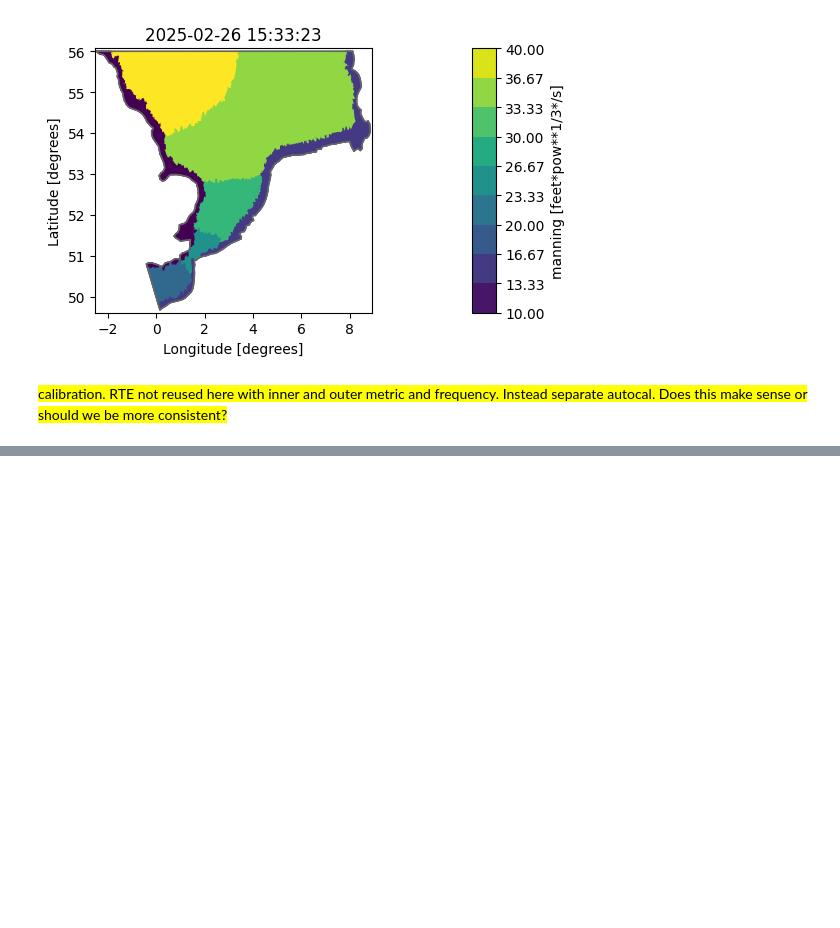
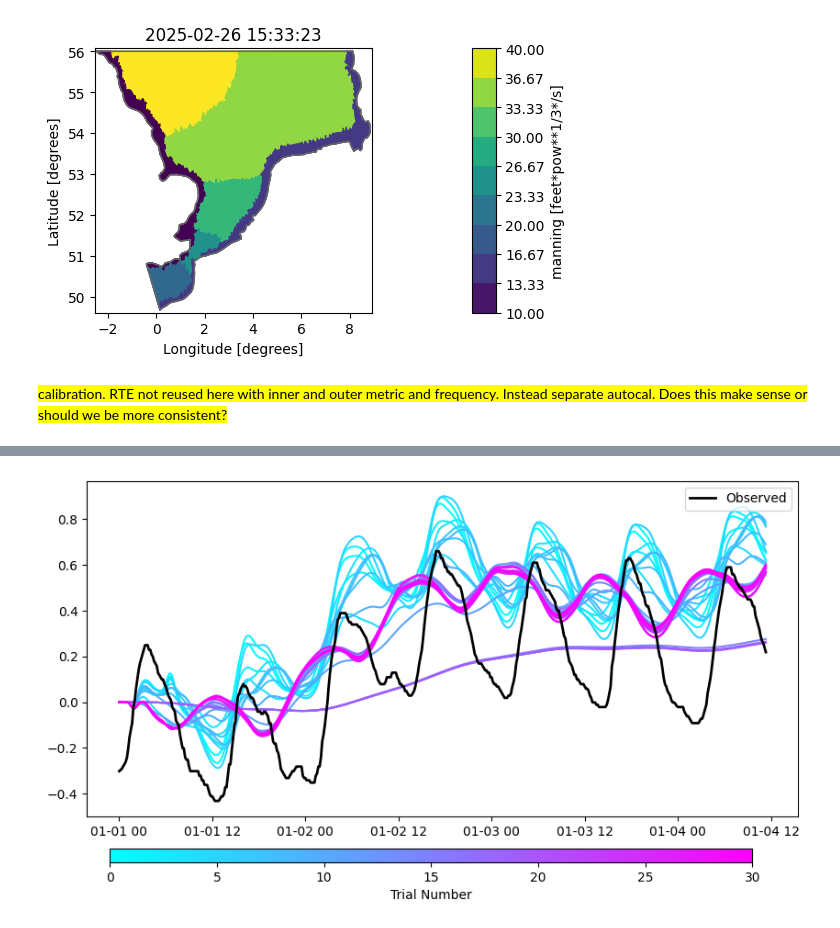
Before and after one commit to DHI/mike_autocal, a Jupyter notebook: notebooks/demo.ipynb, the cells around one changed output, grey strips where cells are left out. Saved outputs shown, nothing was run; the diff lists cells and outputs as text; code cells hidden in the pictures; blank space fills up the shorter version.

```diff
--- a/notebooks/demo.ipynb
+++ b/notebooks/demo.ipynb
@@ -192,0 +188,12 @@ Helgoland   0.830550  451
+# %%
+file_path = "optuna_journal.log"
+storage = optuna.storages.JournalStorage(
+    optuna.storages.journal.JournalFileBackend(file_path)
+)
+
+study_name = "testing_calibration"  # Use the actual study name used when creating the study
+study = optuna.load_study(study_name=study_name, storage=storage)
+
+# 3. Convert the trials to a DataFrame
+df = study.trials_dataframe()
+df
@@ -192,0 +218,42 @@ Helgoland   0.830550  451
+# %%
+import matplotlib.pyplot as plt
+import matplotlib.cm as cm
+import numpy as np
+from matplotlib.colorbar import ColorbarBase
+from matplotlib.colors import Normalize
+# use F3 platform observation and all simulations
+base_obs_path = ROOT_DIR / "mike_autocal/tests/data/simulation_data_sns/observations"
+base_sim_path = ROOT_DIR / "mike_autocal/tests/data/simulation_data_sns/simulations"
+
+fig, ax = plt.subplots(1,1,figsize=(10,5))
+
+# Get a sequential colormap (cool)
+cmap = cm.cool
+trial_nums = df.number.values
+norm = plt.Normalize(min(trial_nums), max(trial_nums))
+
+# Clear any existing plots on the axis
+ax.clear()
+
+for i, tnum in enumerate(trial_nums):
+    sim = mikeio.read(str(simfile).split(".")[0] + "_" + study_name + f"_trial_{tnum}.m21fm - Result Files/waterlevels.dfs0", items=["F3platform: Surface elevation"]).to_dataframe()
+    # Use the colormap to assign colors based on trial number
+    color = cmap(norm(tnum))
+
+    # Plot without labels for trials
+    ax.plot(sim.index, sim.values, color=color)
+
+obs = mikeio.read(base_obs_path / "F3platform_wl.dfs0").to_dataframe()
+# Plot observed data with explicit label
+obs_line = ax.plot(obs.loc[sim.index].index, obs.loc[sim.index].values, c="black", linewidth=2)
+ax.legend([obs_line[0]], ["Observed"], loc='upper right')
+
+# Add a colorbar instead of a legend for trials
+cax = fig.add_axes([0.15, 0.05, 0.7, 0.03])  # [left, bottom, width, height]
+cb = ColorbarBase(cax, cmap=cmap, norm=norm, orientation='horizontal')
+cb.set_label('Trial Number')
+
+# Adjust figure to make room for colorbar
+plt.subplots_adjust(bottom=0.15)
+# %% [output]
+[figure, added]
```
Also changed, not shown: parts of 12 cells of this notebook.
